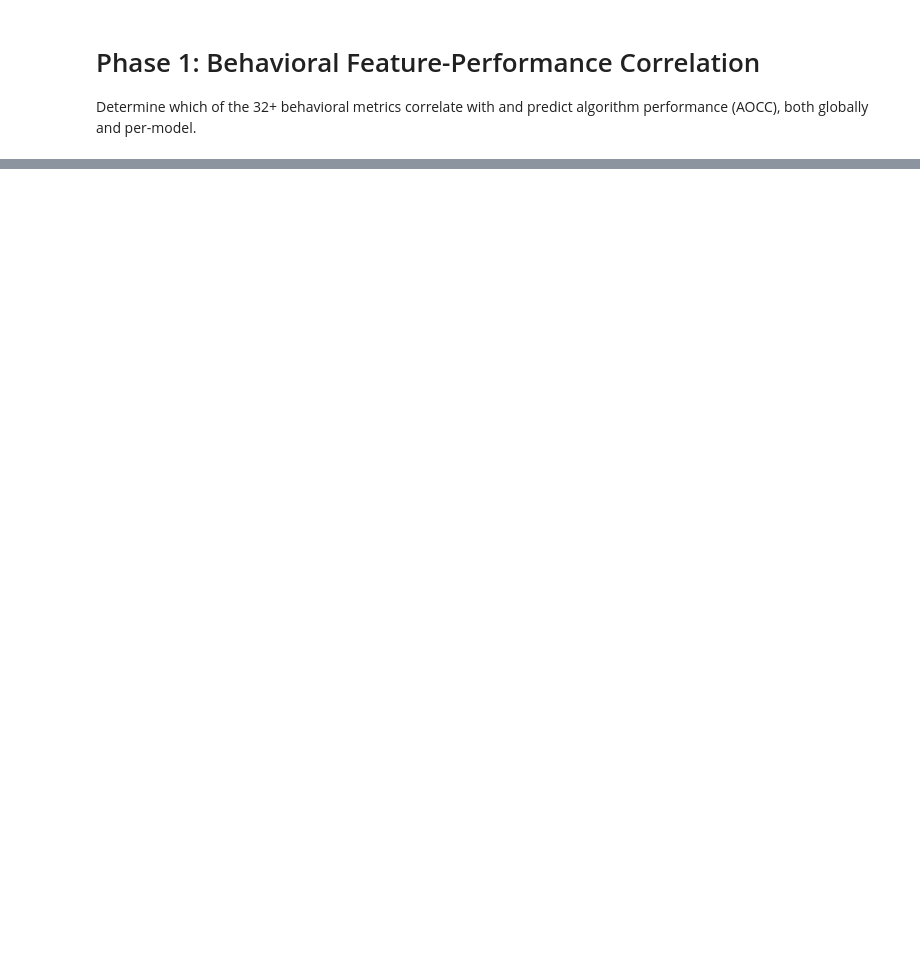
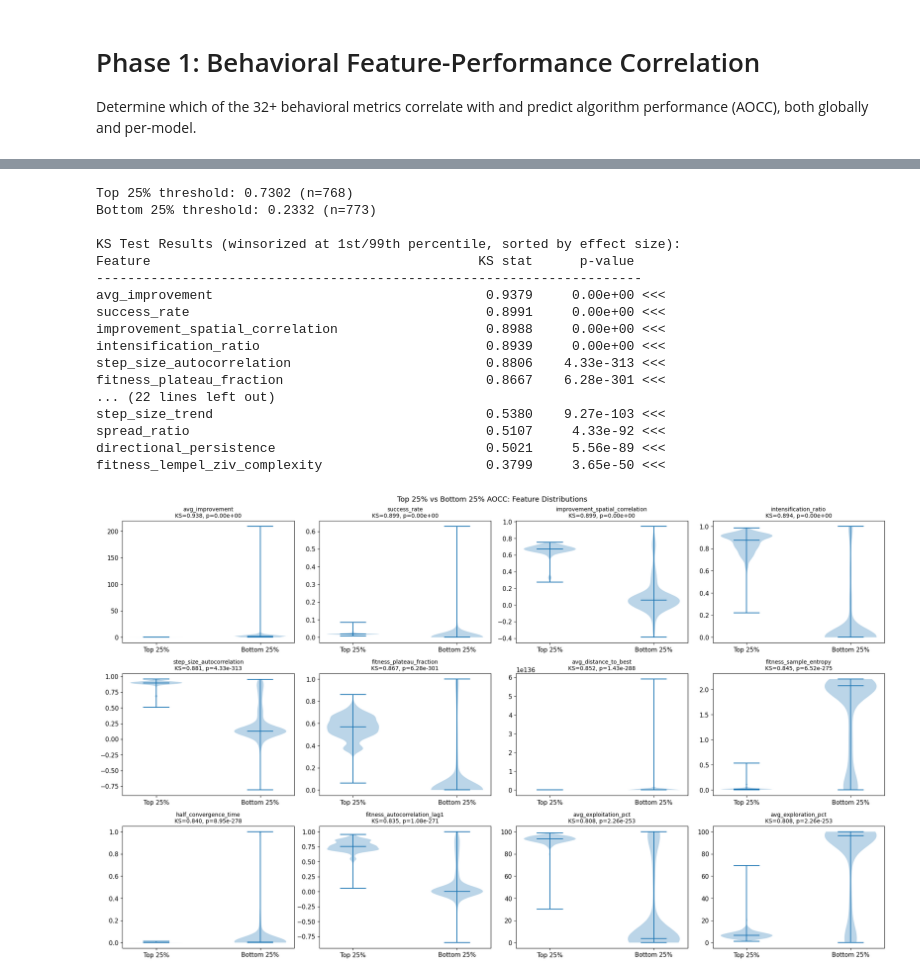
Before and after one commit to Maxwe11h/thesis-experiments, a Jupyter notebook: analysis/phase1_behavior_analysis.ipynb, the cells around one changed output, grey strips where cells are left out. Cells and saved outputs as stored; diff of their text form; code cells hidden in the pictures; blank space fills up the shorter version.

```diff
--- a/analysis/phase1_behavior_analysis.ipynb
+++ b/analysis/phase1_behavior_analysis.ipynb
@@ -3,6 +3,7 @@
 Determine which of the 32+ behavioral metrics correlate with and predict algorithm performance (AOCC), both globally and per-model.
 # %%
 import json
+import math
 import numpy as np
 import pandas as pd
 import matplotlib.pyplot as plt
@@ -58,8 +59,7 @@ FEATURE_CATEGORIES = {
     ],
     "Information-Theoretic": [
         "fitness_sample_entropy", "fitness_permutation_entropy",
-        "fitness_autocorrelation_lag1", "fitness_lempel_ziv_complexity",
-        "fitness_hurst_exponent", "fitness_dfa_alpha",
+        "fitness_autocorrelation", "fitness_lempel_ziv_complexity",
     ],
     "Early/Late Dynamics": [
         "x_spread_early", "x_spread_late", "spread_ratio", "centroid_drift",
@@ -120,7 +120,7 @@ def load_all():
                 meta = entry.get("metadata", {}) or {}
                 aucs = meta.get("aucs", [])
                 bf = meta.get("behavioral_features", {}) or {}
-                failed = (fitness == float("-inf"))
+                failed = math.isinf(fitness) or math.isnan(fitness)
                 row = {
                     "model": model,
                     "seed": seed,
@@ -133,13 +133,21 @@ def load_all():
                     "auc_std": np.std(aucs) if aucs else np.nan,
                 }
                 for k, v in bf.items():
-                    row[f"bm_{k}"] = v
+                    # Map old name to new name for backward compat with Phase 1 data
+                    col_name = "fitness_autocorrelation" if k == "fitness_autocorrelation_lag1" else k
+                    row[f"bm_{col_name}"] = v
                 rows.append(row)
     return pd.DataFrame(rows)
 
 
 # --- Load data ---
 df = load_all()
+
+# Coerce bm_* columns to numeric (some stored as strings in JSONL)
+for col in df.columns:
+    if col.startswith("bm_"):
+        df[col] = pd.to_numeric(df[col], errors="coerce")
+
 df_valid = df[~df["failed"]].copy()
 # Keep only rows that have at least some behavioral data
 bm_cols_all = [c for c in df_valid.columns if c.startswith("bm_")]
@@ -464,11 +507,25 @@ bot_25 = df_valid[df_valid["fitness"] <= q25]
 print(f"Top 25% threshold: {q75:.4f} (n={len(top_25)})")
 print(f"Bottom 25% threshold: {q25:.4f} (n={len(bot_25)})")
 
-# KS tests
+# Winsorize features at 1st/99th percentile before KS test
+# (prevents extreme outliers from inflating CDF separation)
+from scipy.stats.mstats import winsorize as _winsorize
+
+df_ks = df_valid.copy()
+for col in bm_cols:
+    vals = df_ks[col].dropna()
+    if len(vals) > 10:
+        lo, hi = vals.quantile(0.01), vals.quantile(0.99)
+        df_ks[col] = df_ks[col].clip(lower=lo, upper=hi)
+
+top_25_w = df_ks[df_ks["fitness"] >= q75]
+bot_25_w = df_ks[df_ks["fitness"] <= q25]
+
+# KS tests on winsorized data
 ks_results = []
 for col in bm_cols:
-    t = top_25[col].dropna()
-    b = bot_25[col].dropna()
+    t = top_25_w[col].dropna()
+    b = bot_25_w[col].dropna()
     if len(t) > 3 and len(b) > 3:
         ks_stat, ks_p = stats.ks_2samp(t, b)
         ks_results.append({"feature": col, "ks_stat": ks_stat, "p": ks_p,
@@ -476,42 +533,61 @@ for col in bm_cols:
 
 ks_df = pd.DataFrame(ks_results).sort_values("ks_stat", ascending=False)
 
-print("\nKS Test Results (sorted by effect size):")
+print("\nKS Test Results (winsorized at 1st/99th percentile, sorted by effect size):")
 print(f"{'Feature':45s} {'KS stat':>10s} {'p-value':>12s}")
 print("-" * 70)
 for _, row in ks_df.iterrows():
     marker = " <<<" if row["ks_stat"] > 0.3 else ""
     print(f"{row['feature'].replace('bm_', ''):45s} {row['ks_stat']:10.4f} {row['p']:12.2e}{marker}")
 
-# Violin plots for top features (KS > 0.3 or top-10)
+# Violin plots for top features (KS > 0.3 or top-10) — use original (unwinsorized) data for display
 highlight = ks_df[ks_df["ks_stat"] > 0.3]["feature"].tolist()
 if len(highlight) < 4:
     highlight = ks_df.head(10)["feature"].tolist()
 else:
     highlight = highlight[:12]  # cap at 12
 
 n_plots = len(highlight)
 ncols = min(4, n_plots)
 nrows = (n_plots + ncols - 1) // ncols
 fig, axes = plt.subplots(nrows, ncols, figsize=(5 * ncols, 4 * nrows))
 axes = np.atleast_1d(axes).flatten()
 
 for i, feat in enumerate(highlight):
     ax = axes[i]
     data_vp = [top_25[feat].dropna().values, bot_25[feat].dropna().values]
     parts = ax.violinplot(data_vp, showmedians=True)
     ax.set_xticks([1, 2])
     ax.set_xticklabels(["Top 25%", "Bottom 25%"])
     ks_row = ks_df[ks_df["feature"] == feat].iloc[0]
     ax.set_title(f"{feat.replace('bm_', '')}\nKS={ks_row['ks_stat']:.3f}, p={ks_row['p']:.2e}",
                  fontsize=10)
 
 for i in range(n_plots, len(axes)):
     axes[i].set_visible(False)
 
 fig.suptitle("Top 25% vs Bottom 25% AOCC: Feature Distributions", fontsize=13)
 plt.tight_layout()
 plt.show()
+# %% [output]
+Top 25% threshold: 0.7302 (n=768)
+Bottom 25% threshold: 0.2332 (n=773)
+
+KS Test Results (winsorized at 1st/99th percentile, sorted by effect size):
+Feature                                          KS stat      p-value
+----------------------------------------------------------------------
+avg_improvement                                   0.9379     0.00e+00 <<<
+success_rate                                      0.8991     0.00e+00 <<<
+improvement_spatial_correlation                   0.8988     0.00e+00 <<<
+intensification_ratio                             0.8939     0.00e+00 <<<
+step_size_autocorrelation                         0.8806    4.33e-313 <<<
+fitness_plateau_fraction                          0.8667    6.28e-301 <<<
+... (22 lines left out)
+step_size_trend                                   0.5380    9.27e-103 <<<
+spread_ratio                                      0.5107     4.33e-92 <<<
+directional_persistence                           0.5021     5.56e-89 <<<
+fitness_lempel_ziv_complexity                     0.3799     3.65e-50 <<<
+[figure, added]
 # %%
 # === Cell 8: Behavioral Space Projections ===
 
```
Also changed, not shown: parts of 10 cells of this notebook, 15 other files.
